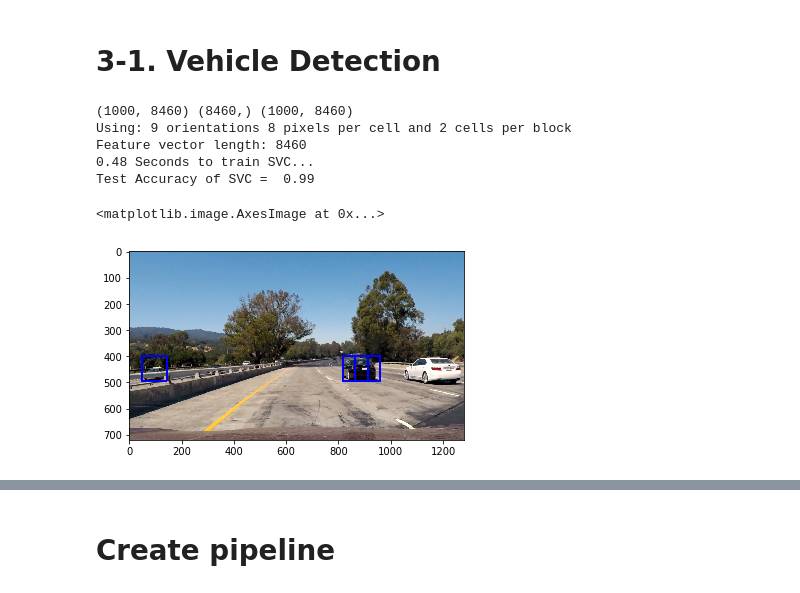
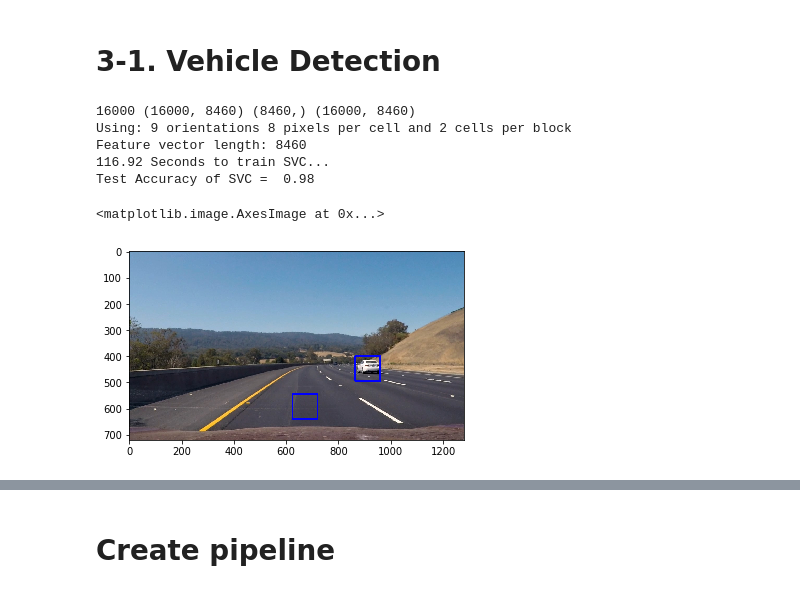
Before and after one commit to kotaroh/SelfDriving_CarND-Vehicle-Detection, a Jupyter notebook: output.ipynb, the cells around one changed output, grey strips where cells are left out. Cells and saved outputs as stored; diff of their text form; code cells hidden in the pictures.

```diff
--- a/output.ipynb
+++ b/output.ipynb
@@ -273,7 +273,7 @@ from sklearn.model_selection import train_test_split
 
 # Reduce the sample size because HOG features are slow to compute
 # The quiz evaluator times out after 13s of CPU time
-sample_size = 500
+sample_size = 8000
 cars = cars[0:sample_size]
 notcars = notcars[0:sample_size]
 
@@ -324,7 +324,7 @@ print(round(t2-t, 2), 'Seconds to train SVC...')
 print('Test Accuracy of SVC = ', round(svc.score(X_test, y_test), 4))
 # Check the prediction time for a single sample
 t=time.time()
-n_predict = 10
+n_predict = 100
 print('My SVC predicts: ', svc.predict(X_test[0:n_predict]))
 print('For these',n_predict, 'labels: ', y_test[0:n_predict])
 t2 = time.time()
@@ -521,7 +527,7 @@ X_scaler = StandardScaler().fit(X)
 # Apply the scaler to X
 scaled_X = X_scaler.transform(X)
 
-print(X.shape,X_scaler.scale_.shape,scaled_X.shape)
+print(len(X),X.shape,X_scaler.scale_.shape,scaled_X.shape)
 
 # Define the labels vector
 y = np.hstack((np.ones(len(car_features)), np.zeros(len(notcar_features))))
@@ -544,35 +550,35 @@ t2 = time.time()
 print(round(t2-t, 2), 'Seconds to train SVC...')
 # Check the score of the SVC
 print('Test Accuracy of SVC = ', round(svc.score(X_test, y_test), 4))
 # Check the prediction time for a single sample
 t=time.time()
 
-image = mpimg.imread('test_images/test1.jpg')
+image = mpimg.imread('test_images/test3.jpg')
 draw_image = np.copy(image)
 
 # Uncomment the following line if you extracted training
 # data from .png images (scaled 0 to 1 by mpimg) and the
 # image you are searching is a .jpg (scaled 0 to 255)
 image = image.astype(np.float32)/255
 
 windows = slide_window(image, x_start_stop=[None, None], y_start_stop=y_start_stop,
                     xy_window=(96, 96), xy_overlap=(0.5, 0.5))
 
 hot_windows = search_windows(image, windows, svc, X_scaler, color_space=color_space,
                         spatial_size=spatial_size, hist_bins=hist_bins,
                         orient=orient, pix_per_cell=pix_per_cell,
                         cell_per_block=cell_per_block,
                         hog_channel=hog_channel, spatial_feat=spatial_feat,
                         hist_feat=hist_feat, hog_feat=hog_feat)
 
 window_img = draw_boxes(draw_image, hot_windows, color=(0, 0, 255), thick=6)
 
 plt.imshow(window_img)
 # %% [output]
-(1000, 8460) (8460,) (1000, 8460)
+16000 (16000, 8460) (8460,) (16000, 8460)
 Using: 9 orientations 8 pixels per cell and 2 cells per block
 Feature vector length: 8460
-0.48 Seconds to train SVC...
-Test Accuracy of SVC =  0.99
+116.92 Seconds to train SVC...
+Test Accuracy of SVC =  0.98
 <matplotlib.image.AxesImage at 0x...>
-[figure, old version]
+[figure, new version]
```
Also changed, not shown: parts of 20 cells of this notebook.
